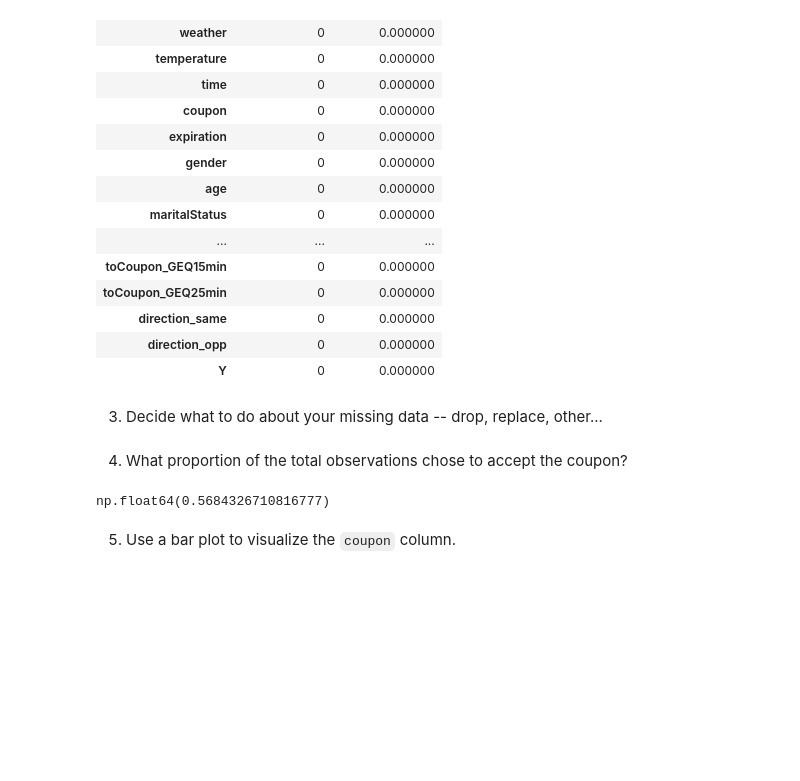
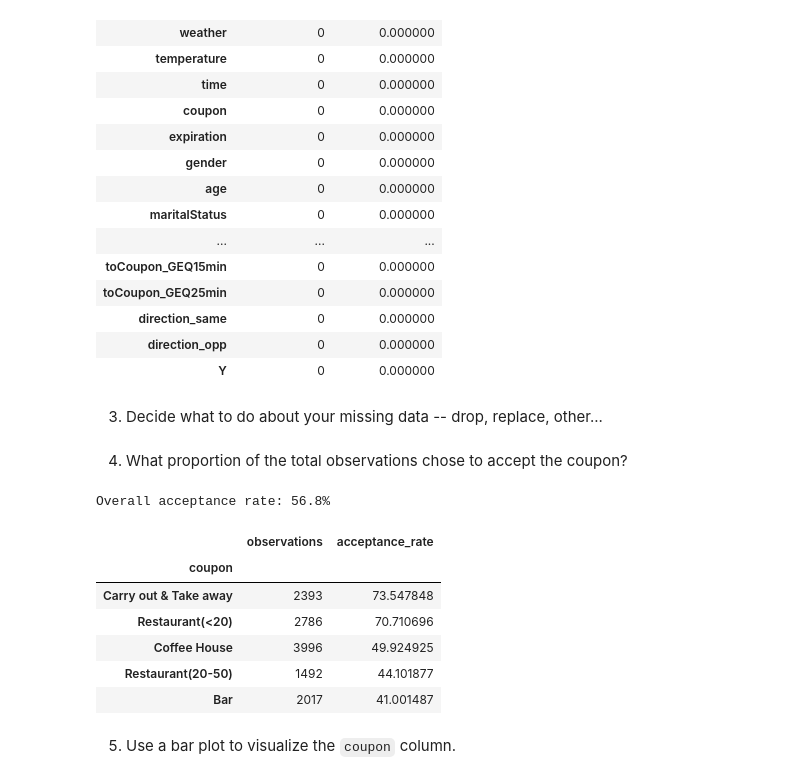
Before and after one commit to nandinisund/AIMLTest, a Jupyter notebook: Practical Application 1 Jupyter Notebook.ipynb, the cells around one changed output. Saved outputs shown, nothing was run; the diff lists cells and outputs as text; code cells hidden in the pictures; blank space fills up the shorter version.

```diff
--- a/Practical Application 1 Jupyter Notebook.ipynb
+++ b/Practical Application 1 Jupyter Notebook.ipynb
@@ -125,10 +125,26 @@ coupons[Repl_columns] = (coupons[Repl_columns].fillna("Unknown"))
 4. What proportion of the total observations chose to accept the coupon?
 # %%
 #Proportion on accepts (Y=1)
-acceptance_rate = coupons['Y'].mean()
-acceptance_rate
+acceptance_rate = coupons["Y"].mean()
+print(f"Overall acceptance rate: {acceptance_rate:.1%}")
+
+coupon_summary = (
+    coupons.groupby("coupon")["Y"]
+    .agg(observations="count", acceptance_rate="mean")
+    .sort_values("acceptance_rate", ascending=False)
+)
+
+coupon_summary["acceptance_rate"] *= 100
+coupon_summary
 # %% [output]
-np.float64(0.5684326710816777)
+Overall acceptance rate: 56.8%
+|  | observations | acceptance_rate |
+| coupon |  |  |
+| Carry out & Take away | 2393 | 73.547848 |
+| Restaurant(<20) | 2786 | 70.710696 |
+| Coffee House | 3996 | 49.924925 |
+| Restaurant(20-50) | 1492 | 44.101877 |
+| Bar | 2017 | 41.001487 |
 # %% [markdown]
 5. Use a bar plot to visualize the `coupon` column.
 # %%
```
Also changed, not shown: parts of 13 cells of this notebook.
